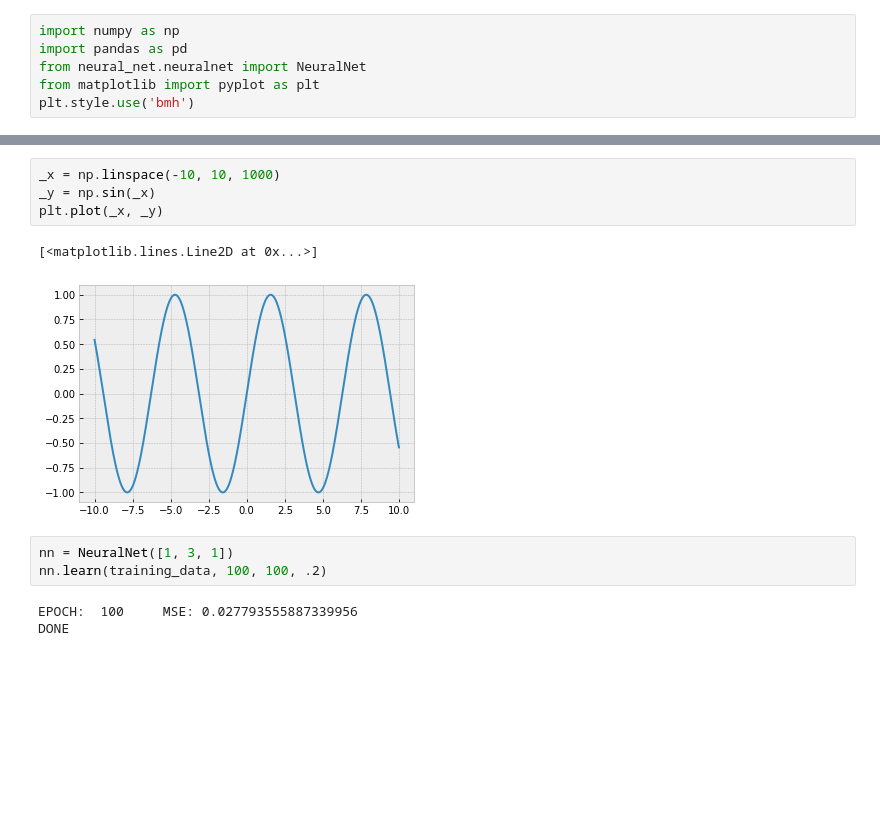
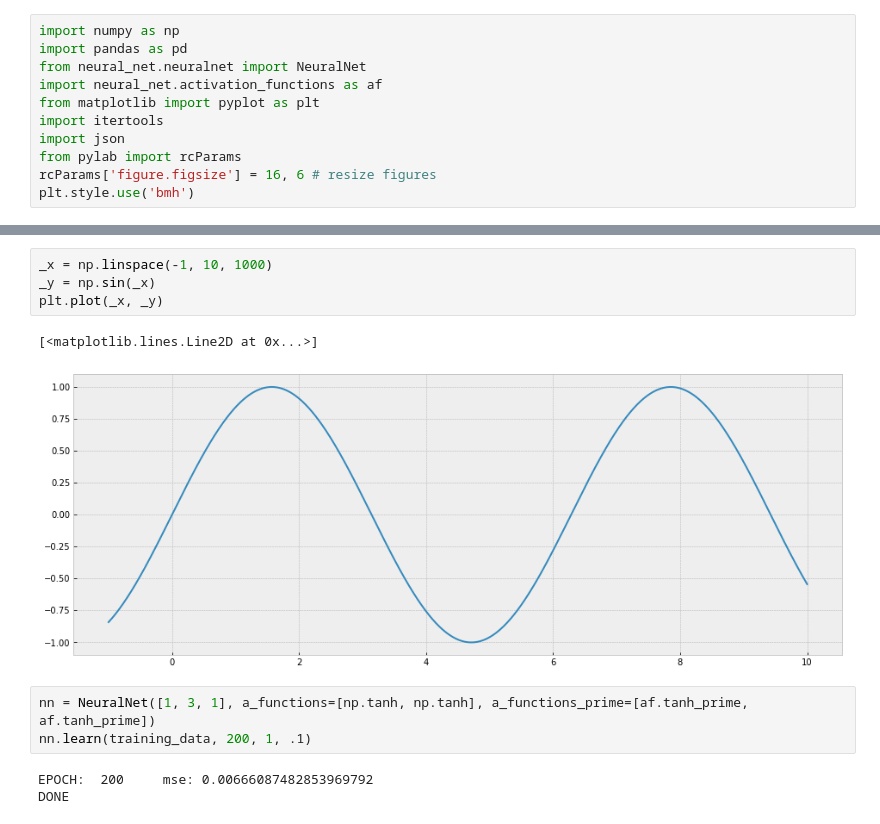
Before and after one commit to vichr-vita/neuralnet-project-1o, a Jupyter notebook: sin_approx.ipynb, the cells around one changed output, grey strips where cells are left out. Cells and saved outputs as stored; diff of their text form; blank space fills up the shorter version.

```diff
--- a/sin_approx.ipynb
+++ b/sin_approx.ipynb
@@ -2,6 +2,11 @@
 import numpy as np
 import pandas as pd
 from neural_net.neuralnet import NeuralNet
+import neural_net.activation_functions as af
 from matplotlib import pyplot as plt
+import itertools
+import json
+from pylab import rcParams
+rcParams['figure.figsize'] = 16, 6 # resize figures
 plt.style.use('bmh')
 # %%
@@ -15,14 +21,14 @@ training_data = [(x, y) for x, y in zip(x_sig, y_sig)]
 # %%
-_x = np.linspace(-10, 10, 1000)
+_x = np.linspace(-1, 10, 1000)
 _y = np.sin(_x)
 plt.plot(_x, _y)
 # %% [output]
 [<matplotlib.lines.Line2D at 0x...>]
-[figure, old version]
+[figure, new version]
 # %%
-nn = NeuralNet([1, 3, 1])
-nn.learn(training_data, 100, 100, .2)
+nn = NeuralNet([1, 3, 1], a_functions=[np.tanh, np.tanh], a_functions_prime=[af.tanh_prime, af.tanh_prime])
+nn.learn(training_data, 200, 1, .1)
 # %% [output]
-EPOCH:  100     MSE: 0.027793555887339956
+EPOCH:  200     mse: 0.00666087482853969792
 DONE
 # %%
```
Also changed, not shown: parts of 2 cells of this notebook, 8 other files.
